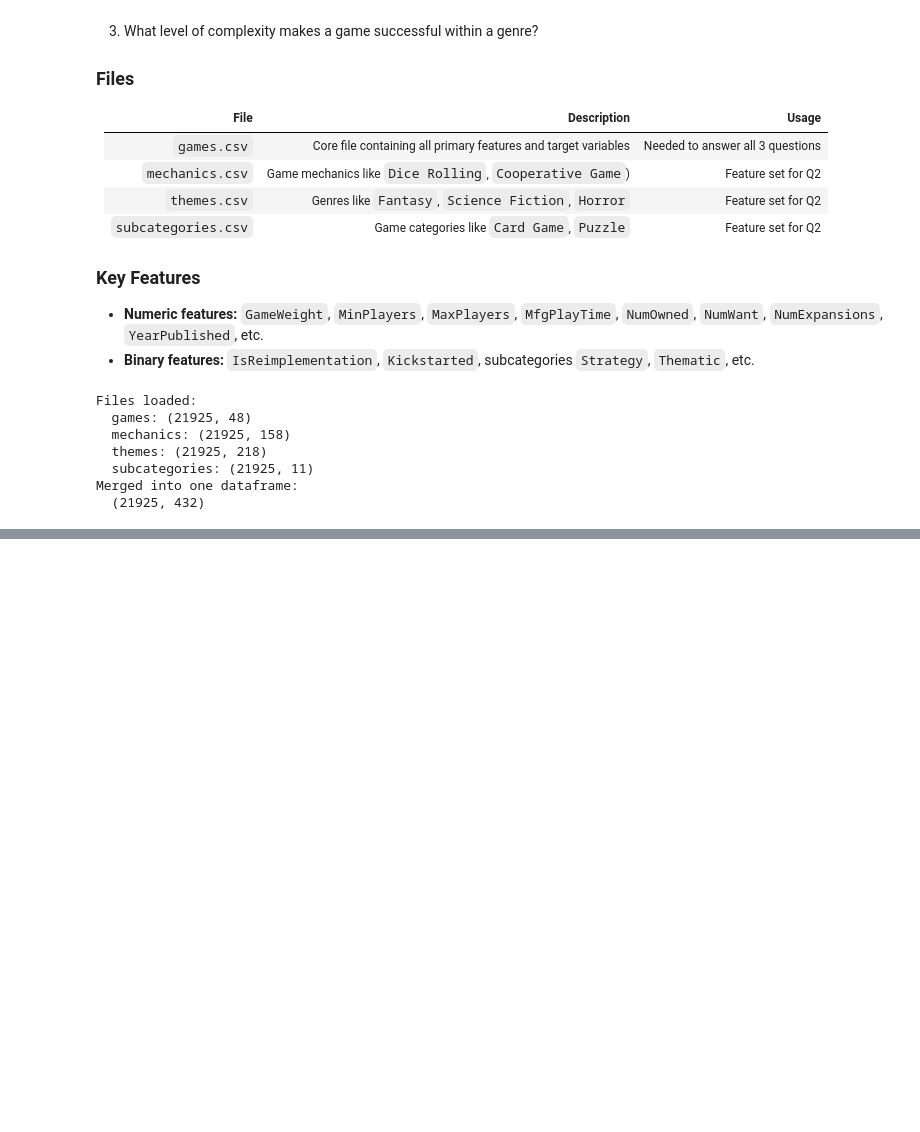
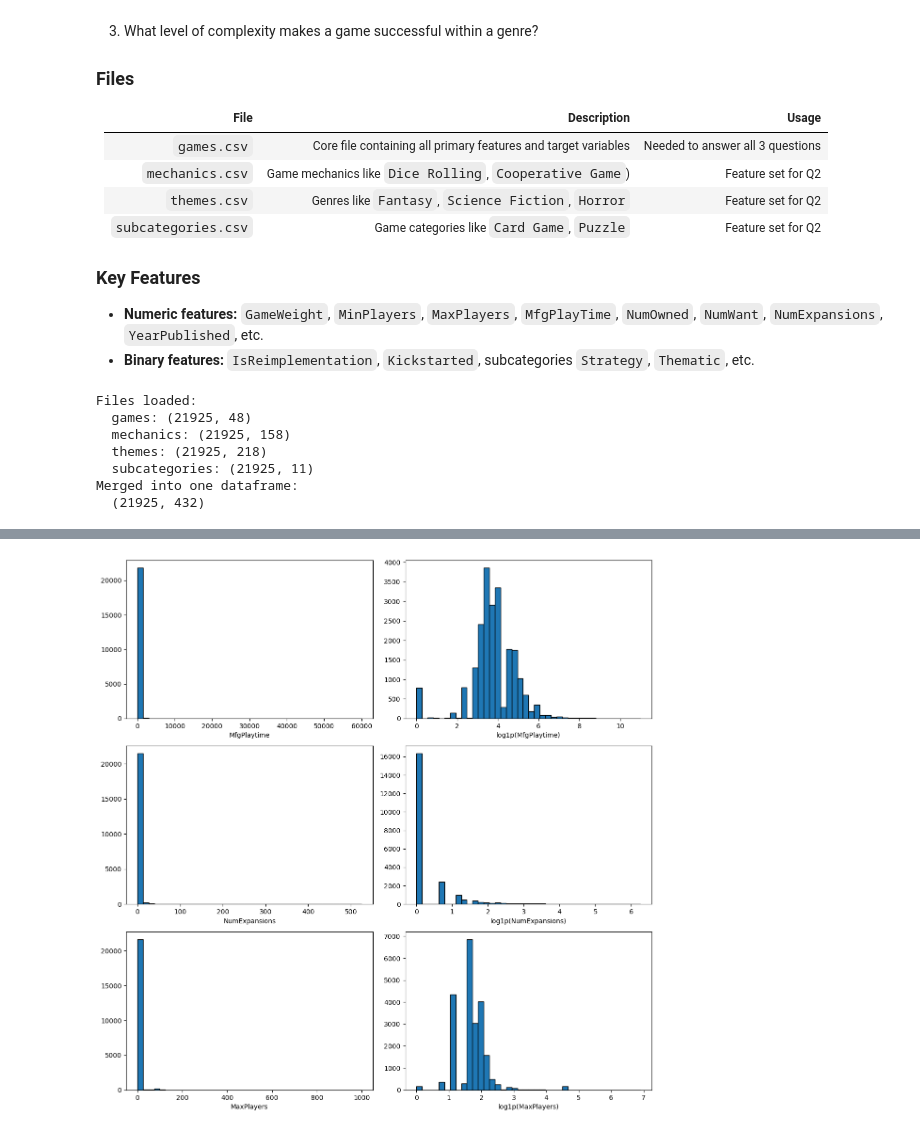
Before and after one commit to lelandweeks/BoardGameGeek-Rating-Analysis, a Jupyter notebook: notebooks/project_eda.ipynb, the cells around one changed output, grey strips where cells are left out. Cells and saved outputs as stored; diff of their text form; code cells hidden in the pictures; blank space fills up the shorter version.

```diff
--- a/notebooks/project_eda.ipynb
+++ b/notebooks/project_eda.ipynb
@@ -49,0 +163,30 @@ Merged into one dataframe:
+# %%
+# numeric features disribution
+fig, axes = plt.subplots(3, 2, figsize=(12, 12))
+
+data = df['MfgPlaytime'].dropna()
+data_log = np.log1p(data)
+axes[0, 0].hist(data, bins=40, edgecolor='black')
+axes[0, 0].set_xlabel('MfgPlaytime')
+axes[0, 1].hist(data_log, bins=40, edgecolor='black')
+axes[0, 1].set_xlabel('log1p(MfgPlaytime)')
+
+data = df['NumExpansions'].dropna()
+data_log = np.log1p(data)
+axes[1, 0].hist(data, bins=40, edgecolor='black')
+axes[1, 0].set_xlabel('NumExpansions')
+axes[1, 1].hist(data_log, bins=40, edgecolor='black')
+axes[1, 1].set_xlabel('log1p(NumExpansions)')
+
+data = df['MaxPlayers'].dropna()
+data_log = np.log1p(data)
+axes[2, 0].hist(data, bins=40, edgecolor='black')
+axes[2, 0].set_xlabel('MaxPlayers')
+axes[2, 1].hist(data_log, bins=40, edgecolor='black')
+axes[2, 1].set_xlabel('log1p(MaxPlayers)')
+
+plt.tight_layout()
+plt.show()
+plt.close()
+# %% [output]
+[figure, added]
```
Also changed, not shown: parts of 9 cells of this notebook.
